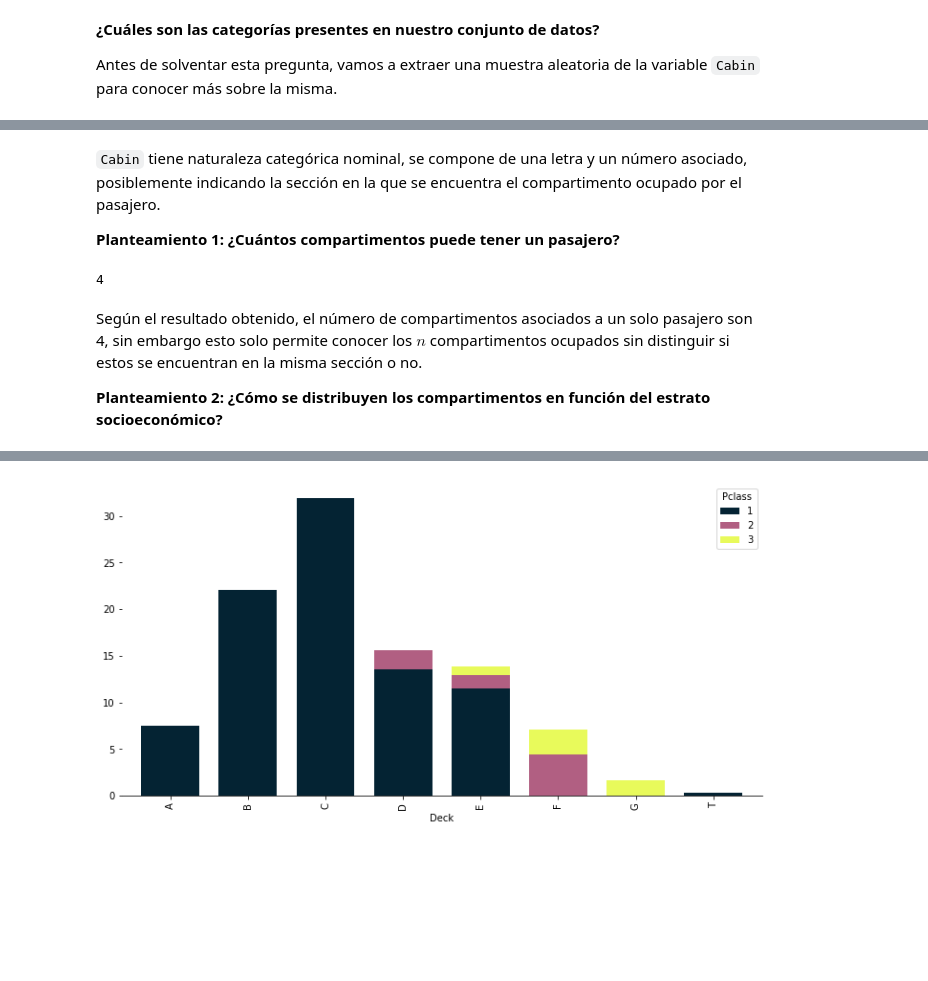
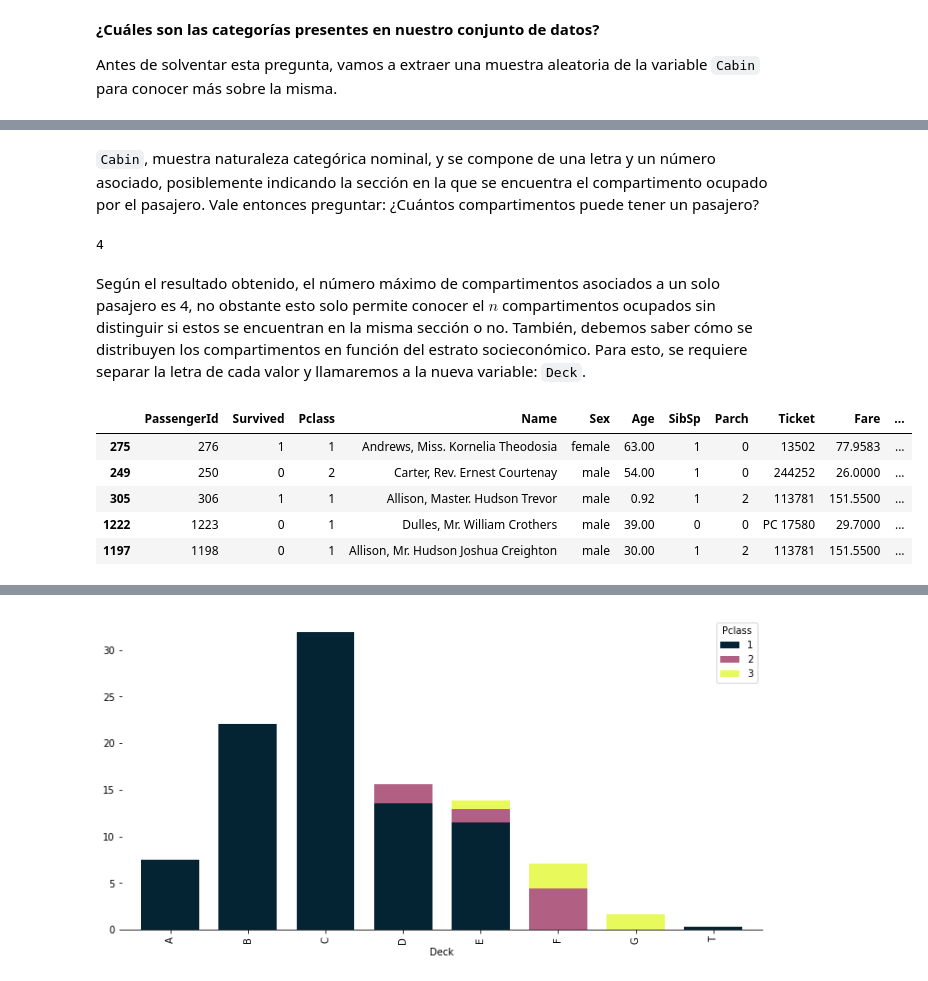
Before and after one commit to juancn95/saturdaysAI_titanic_challenge, a Jupyter notebook: SaturdaysAI_titanic_challenge.ipynb, the cells around one changed output, grey strips where cells are left out. Drawn from its saved outputs; the diff is of its cells as text; code cells hidden in the pictures; blank space fills up the shorter version.

```diff
--- a/SaturdaysAI_titanic_challenge.ipynb
+++ b/SaturdaysAI_titanic_challenge.ipynb
@@ -473,6 +490,5 @@ df.Cabin.sample(20)
 Name: Cabin, dtype: object
 # %% [markdown]
-`Cabin` tiene naturaleza categórica nominal, se compone de una letra y un número asociado, posiblemente indicando la sección en la que se encuentra el compartimento ocupado por el pasajero.
-
-**Planteamiento 1: ¿Cuántos compartimentos puede tener un pasajero?**
+`Cabin`, muestra naturaleza categórica nominal, y se compone de una letra y un número asociado, posiblemente indicando la sección en la que se encuentra el compartimento ocupado por el pasajero.
+Vale entonces preguntar: ¿Cuántos compartimentos puede tener un pasajero?
 # %%
@@ -489,8 +504,14 @@ max(col)
 # %% [output]
 4
 # %% [markdown]
-Según el resultado obtenido, el número de compartimentos asociados a un solo pasajero son 4, sin embargo esto solo permite conocer los $n$ compartimentos ocupados sin distinguir si estos se encuentran en la misma sección o no.
-
-**Planteamiento 2: ¿Cómo se distribuyen los compartimentos en función del estrato socioeconómico?**
+Según el resultado obtenido, el número máximo de compartimentos asociados a un solo pasajero es 4, no obstante esto solo permite conocer el $n$ compartimentos ocupados sin distinguir si estos se encuentran en la misma sección o no. También, debemos saber cómo se distribuyen los compartimentos en función del estrato socieconómico. Para esto, se requiere separar la letra de cada valor y llamaremos a la nueva variable: `Deck`.
 # %%
 df.loc[pd.notnull(df['Cabin']), 'Deck'] = df['Cabin'].str[0]
+df.sample(5)
+# %% [output]
+|  | PassengerId | Survived | Pclass | Name | Sex | Age | SibSp | Parch | Ticket | Fare | ... |
+| 275 | 276 | 1 | 1 | Andrews, Miss. Kornelia Theodosia | female | 63.00 | 1 | 0 | 13502 | 77.9583 | ... |
+| 249 | 250 | 0 | 2 | Carter, Rev. Ernest Courtenay | male | 54.00 | 1 | 0 | 244252 | 26.0000 | ... |
+| 305 | 306 | 1 | 1 | Allison, Master. Hudson Trevor | male | 0.92 | 1 | 2 | 113781 | 151.5500 | ... |
+| 1222 | 1223 | 0 | 1 | Dulles, Mr. William Crothers | male | 39.00 | 0 | 0 | PC 17580 | 29.7000 | ... |
+| 1197 | 1198 | 0 | 1 | Allison, Mr. Hudson Joshua Creighton | male | 30.00 | 1 | 2 | 113781 | 151.5500 | ... |
```
Also changed, not shown: parts of 46 cells of this notebook.
